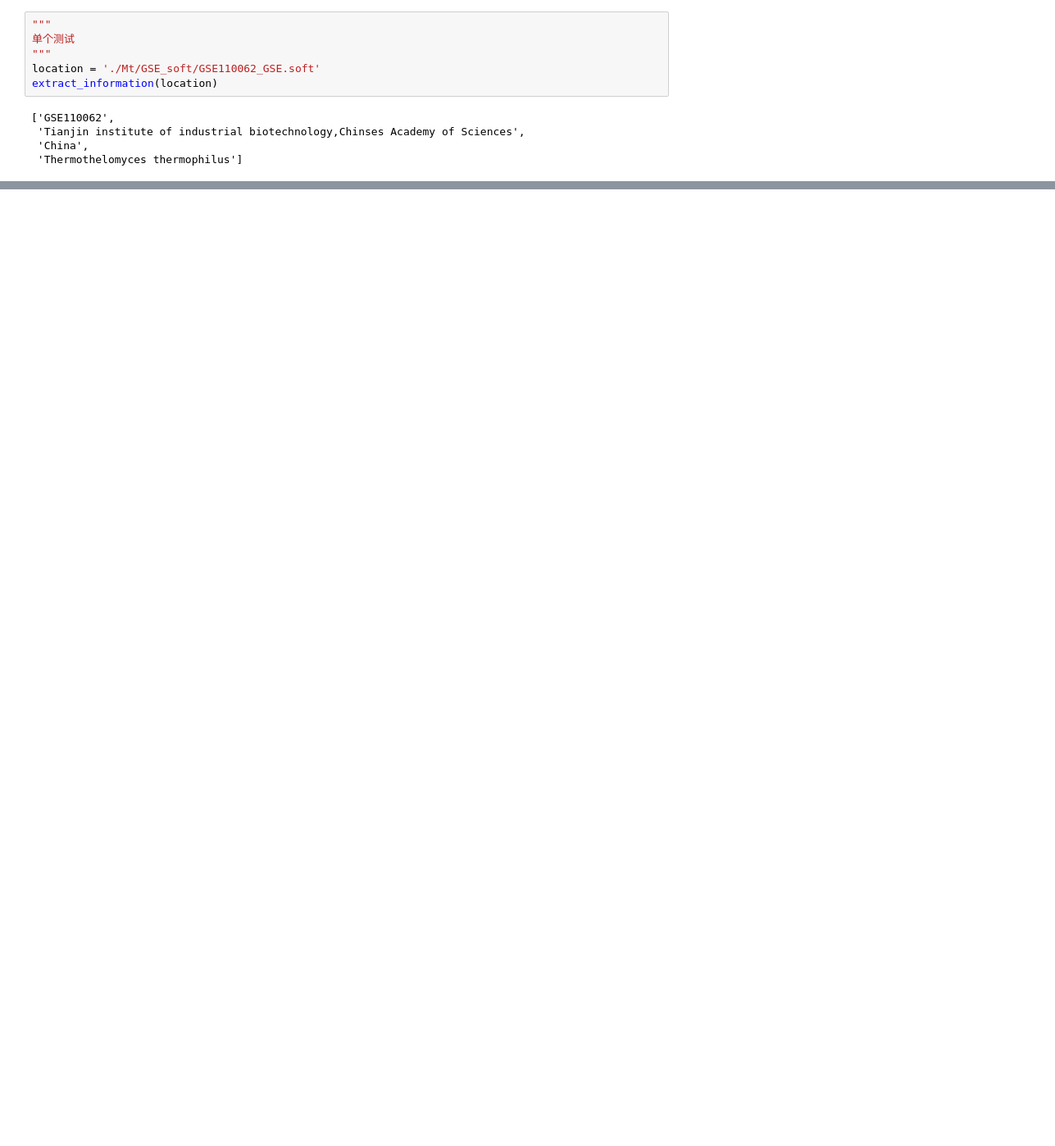
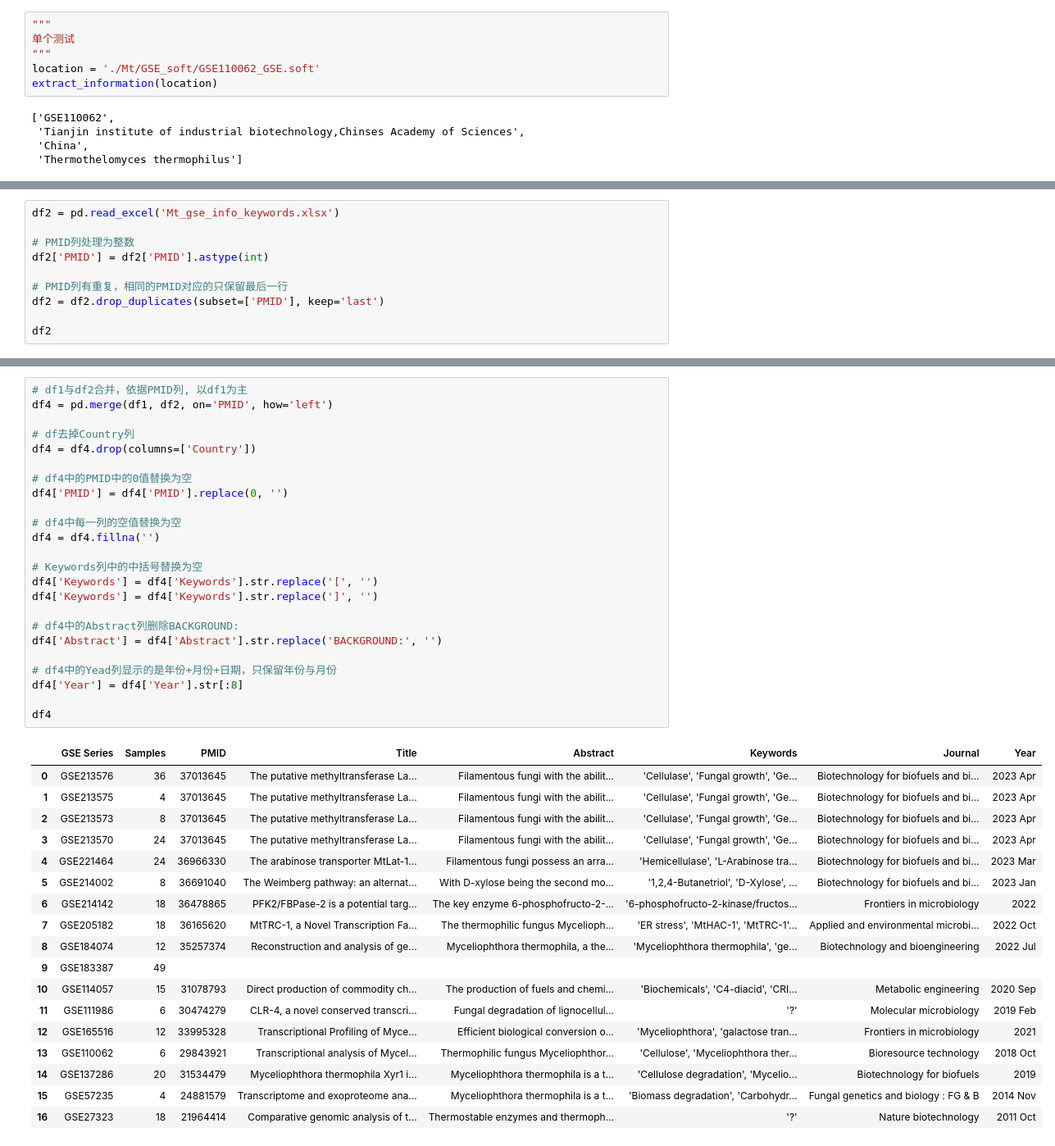
Before and after one commit to dongchen1998/mtd, a Jupyter notebook: code/Obtaining_experimental_information/4_Soft_GSE.ipynb, the cells around one changed output, grey strips where cells are left out. Shown at 82% size. Saved outputs shown, nothing was run; the diff lists cells and outputs as text; blank space fills up the shorter version.

```diff
--- a/code/Obtaining_experimental_information/4_Soft_GSE.ipynb
+++ b/code/Obtaining_experimental_information/4_Soft_GSE.ipynb
@@ -77,0 +116,10 @@ df.to_excel(key_name + '_soft.xlsx', index=False)
+# %%
+df2 = pd.read_excel('Mt_gse_info_keywords.xlsx')
+
+# PMID列处理为整数
+df2['PMID'] = df2['PMID'].astype(int)
+
+# PMID列有重复，相同的PMID对应的只保留最后一行
+df2 = df2.drop_duplicates(subset=['PMID'], keep='last')
+
+df2
@@ -77,0 +164,43 @@ df.to_excel(key_name + '_soft.xlsx', index=False)
+# %%
+# df1与df2合并，依据PMID列, 以df1为主
+df4 = pd.merge(df1, df2, on='PMID', how='left')
+
+# df去掉Country列
+df4 = df4.drop(columns=['Country'])
+
+# df4中的PMID中的0值替换为空
+df4['PMID'] = df4['PMID'].replace(0, '')
+
+# df4中每一列的空值替换为空
+df4 = df4.fillna('')
+
+# Keywords列中的中括号替换为空
+df4['Keywords'] = df4['Keywords'].str.replace('[', '')
+df4['Keywords'] = df4['Keywords'].str.replace(']', '')
+
+# df4中的Abstract列删除BACKGROUND:
+df4['Abstract'] = df4['Abstract'].str.replace('BACKGROUND:', '')
+
+# df4中的Yead列显示的是年份+月份+日期，只保留年份与月份
+df4['Year'] = df4['Year'].str[:8]
+
+df4
+# %% [output]
+|  | GSE Series | Samples | PMID | Title | Abstract | Keywords | Journal | Year |
+| 0 | GSE213576 | 36 | 37013645 | The putative methyltransferase La... | Filamentous fungi with the abilit... | 'Cellulase', 'Fungal growth', 'Ge... | Biotechnology for biofuels and bi... | 2023 Apr |
+| 1 | GSE213575 | 4 | 37013645 | The putative methyltransferase La... | Filamentous fungi with the abilit... | 'Cellulase', 'Fungal growth', 'Ge... | Biotechnology for biofuels and bi... | 2023 Apr |
+| 2 | GSE213573 | 8 | 37013645 | The putative methyltransferase La... | Filamentous fungi with the abilit... | 'Cellulase', 'Fungal growth', 'Ge... | Biotechnology for biofuels and bi... | 2023 Apr |
+| 3 | GSE213570 | 24 | 37013645 | The putative methyltransferase La... | Filamentous fungi with the abilit... | 'Cellulase', 'Fungal growth', 'Ge... | Biotechnology for biofuels and bi... | 2023 Apr |
+| 4 | GSE221464 | 24 | 36966330 | The arabinose transporter MtLat-1... | Filamentous fungi possess an arra... | 'Hemicellulase', 'L-Arabinose tra... | Biotechnology for biofuels and bi... | 2023 Mar |
+| 5 | GSE214002 | 8 | 36691040 | The Weimberg pathway: an alternat... | With D-xylose being the second mo... | '1,2,4-Butanetriol', 'D-Xylose', ... | Biotechnology for biofuels and bi... | 2023 Jan |
+| 6 | GSE214142 | 18 | 36478865 | PFK2/FBPase-2 is a potential targ... | The key enzyme 6-phosphofructo-2-... | '6-phosphofructo-2-kinase/fructos... | Frontiers in microbiology | 2022 |
+| 7 | GSE205182 | 18 | 36165620 | MtTRC-1, a Novel Transcription Fa... | The thermophilic fungus Mycelioph... | 'ER stress', 'MtHAC-1', 'MtTRC-1'... | Applied and environmental microbi... | 2022 Oct |
+| 8 | GSE184074 | 12 | 35257374 | Reconstruction and analysis of ge... | Myceliophthora thermophila, a the... | 'Myceliophthora thermophila', 'ge... | Biotechnology and bioengineering | 2022 Jul |
+| 9 | GSE183387 | 49 |  |  |  |  |  |  |
+| 10 | GSE114057 | 15 | 31078793 | Direct production of commodity ch... | The production of fuels and chemi... | 'Biochemicals', 'C4-diacid', 'CRI... | Metabolic engineering | 2020 Sep |
+| 11 | GSE111986 | 6 | 30474279 | CLR-4, a novel conserved transcri... | Fungal degradation of lignocellul... | '?' | Molecular microbiology | 2019 Feb |
+| 12 | GSE165516 | 12 | 33995328 | Transcriptional Profiling of Myce... | Efficient biological conversion o... | 'Myceliophthora', 'galactose tran... | Frontiers in microbiology | 2021 |
+| 13 | GSE110062 | 6 | 29843921 | Transcriptional analysis of Mycel... | Thermophilic fungus Myceliophthor... | 'Cellulose', 'Myceliophthora ther... | Bioresource technology | 2018 Oct |
+| 14 | GSE137286 | 20 | 31534479 | Myceliophthora thermophila Xyr1 i... | Myceliophthora thermophila is a t... | 'Cellulose degradation', 'Mycelio... | Biotechnology for biofuels | 2019 |
+| 15 | GSE57235 | 4 | 24881579 | Transcriptome and exoproteome ana... | Myceliophthora thermophila is a t... | 'Biomass degradation', 'Carbohydr... | Fungal genetics and biology : FG & B | 2014 Nov |
+| 16 | GSE27323 | 18 | 21964414 | Comparative genomic analysis of t... | Thermostable enzymes and thermoph... | '?' | Nature biotechnology | 2011 Oct |
```
Also changed, not shown: parts of 6 cells of this notebook, 30 other files.
